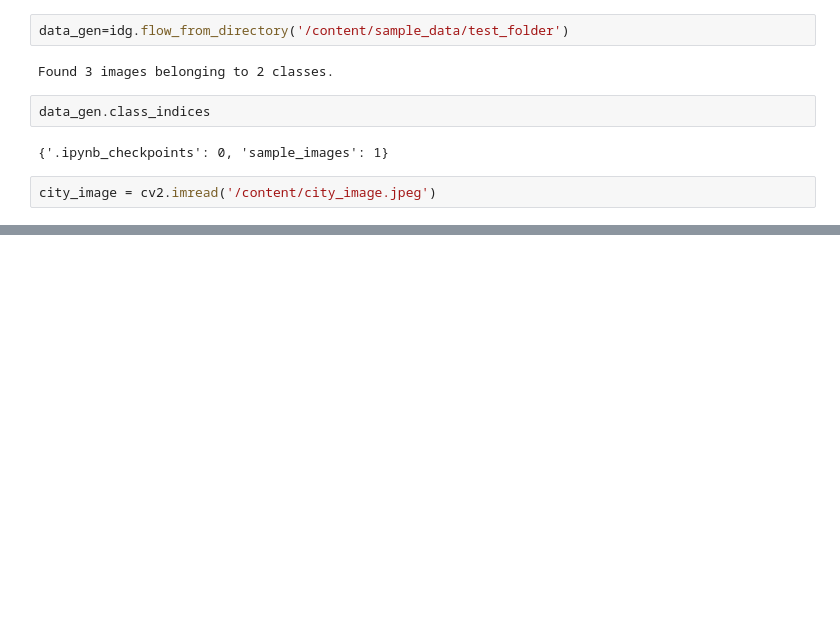
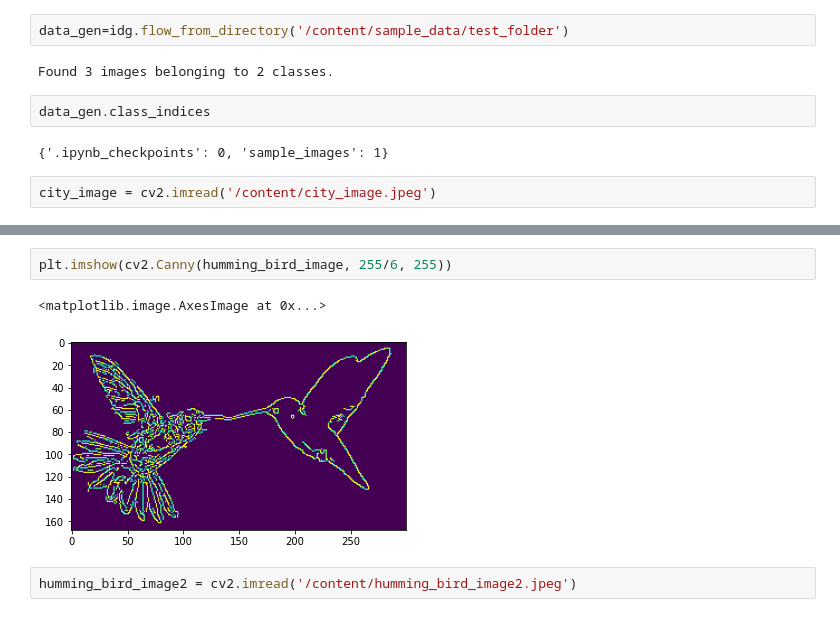
Before and after one commit to JayaManasa/learn_image-processing, a Jupyter notebook: untitled0.ipynb, the cells around one changed output, grey strips where cells are left out. Drawn from its saved outputs; the diff is of its cells as text; blank space fills up the shorter version.

```diff
--- a/untitled0.ipynb
+++ b/untitled0.ipynb
@@ -155,0 +170,7 @@ plt.imshow(cv2.Canny(city_image, 255/3, 255))
+# %%
+plt.imshow(cv2.Canny(humming_bird_image, 255/6, 255))
+# %% [output]
+<matplotlib.image.AxesImage at 0x...>
+[figure, added]
+# %%
+humming_bird_image2 = cv2.imread('/content/humming_bird_image2.jpeg')
```
Also changed, not shown: parts of 6 cells of this notebook.
